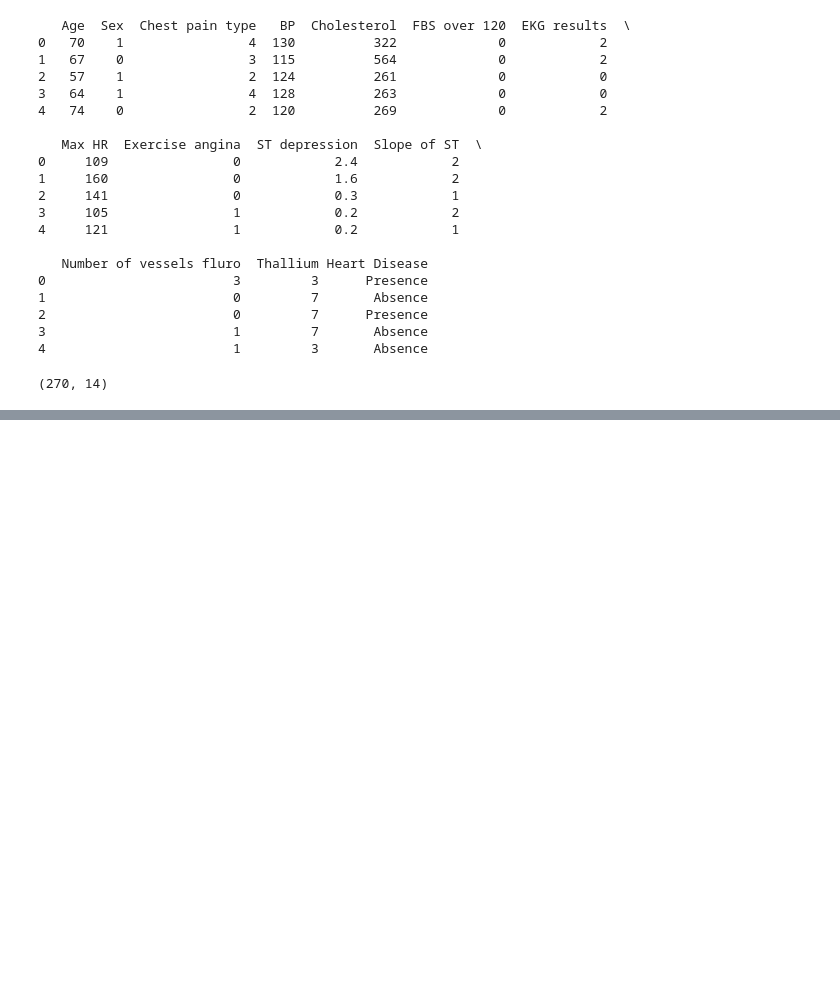
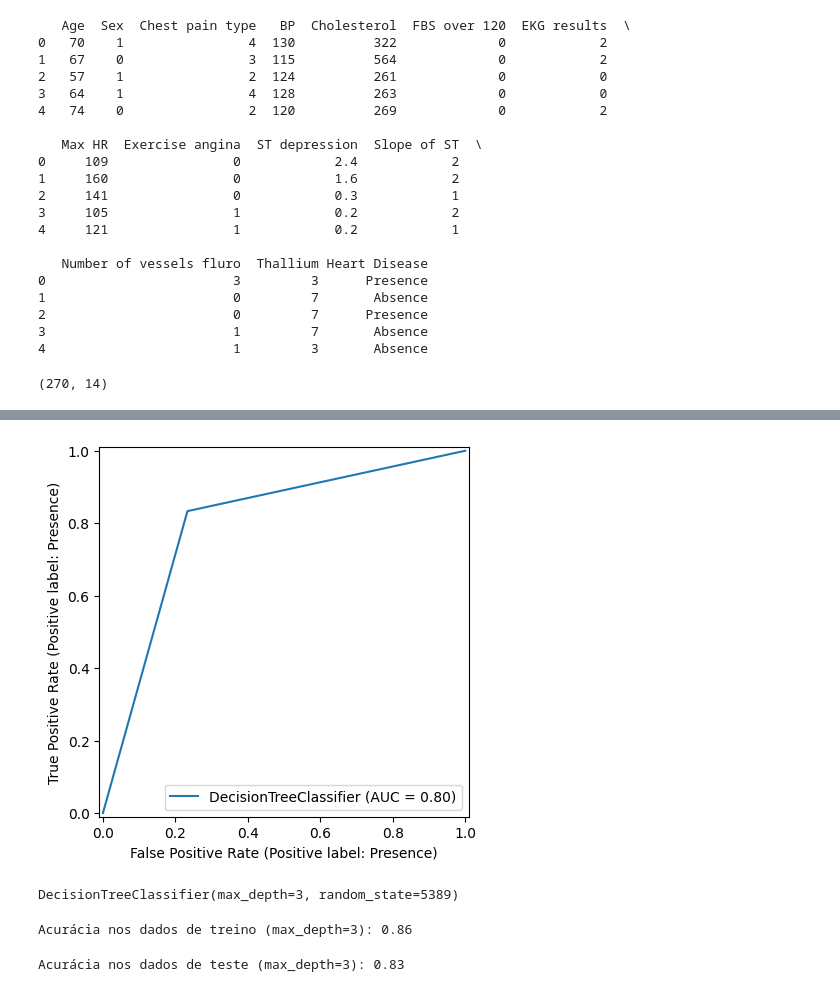
Before and after one commit to miller00315/AI-For-Beginners, a Jupyter notebook: decicion_tree_1.ipynb, the cells around one changed output, grey strips where cells are left out. Cells and saved outputs as stored; diff of their text form; code cells hidden in the pictures; blank space fills up the shorter version.

```diff
--- a/decicion_tree_1.ipynb
+++ b/decicion_tree_1.ipynb
@@ -34,0 +219,8 @@ df.shape
+# %%
+RocCurveDisplay.from_estimator(
+    modelo_arvore,
+    X_teste,
+    y_teste
+);
+# %% [output]
+[figure, added]
@@ -34,0 +229,4 @@ df.shape
+# %%
+modelo_arvore_podada.fit(X_treino, y_treino)
+# %% [output]
+DecisionTreeClassifier(max_depth=3, random_state=5389)
@@ -34,0 +237,10 @@ df.shape
+# %%
+acuracia_treino_podada = accuracy_score(y_treino, predicoes_podada_treino)
+print(f'Acurácia nos dados de treino (max_depth=3): {acuracia_treino_podada:.2f}')
+# %% [output]
+Acurácia nos dados de treino (max_depth=3): 0.86
+# %%
+acuracia_teste_podada = accuracy_score(y_teste, predicoes_podada)
+print(f'Acurácia nos dados de teste (max_depth=3): {acuracia_teste_podada:.2f}')
+# %% [output]
+Acurácia nos dados de teste (max_depth=3): 0.83
```
Also changed, not shown: parts of 55 cells of this notebook.
